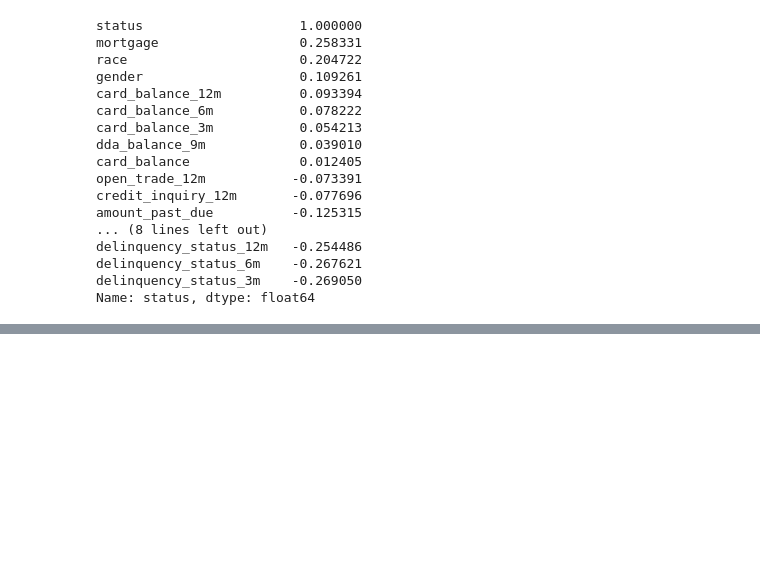
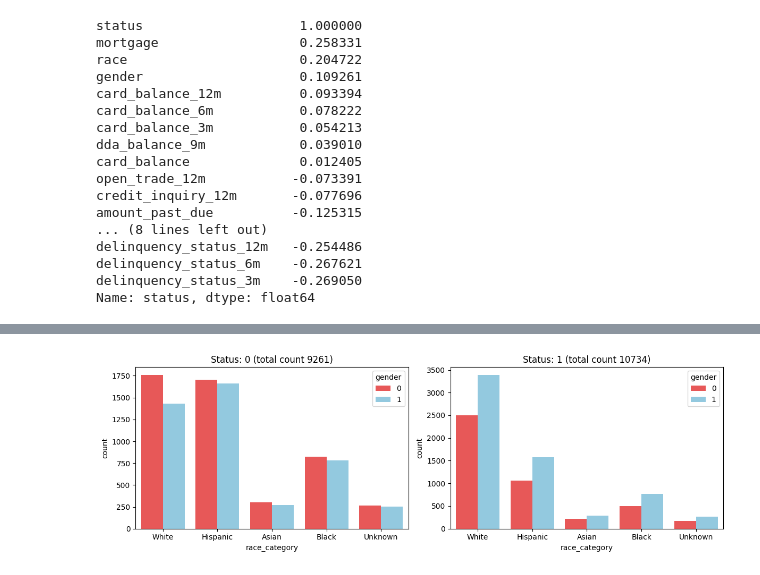
Before and after one commit to ostapenkovs/wells-fargo-case-study, a Jupyter notebook: notebooks/2_data_analysis.ipynb, the cells around one changed output, grey strips where cells are left out. Cells and saved outputs as stored; diff of their text form; code cells hidden in the pictures; blank space fills up the shorter version.

```diff
--- a/notebooks/2_data_analysis.ipynb
+++ b/notebooks/2_data_analysis.ipynb
@@ -329,9 +142,0 @@ plt.show()
-# %%
-fig, axes = plt.subplots(1, 2, figsize=(10, 5))
-
-for (i, g), ax in zip(train.groupby('Status'), axes.flatten()):
-    sns.countplot(g, x='Race_Category', hue='Gender', palette=['#ff4040', '#87CEEB'], ax=ax)
-    ax.set_title(f'Status: {i} (total count {len(g)})')
-
-plt.tight_layout()
-plt.show()
@@ -424,0 +190,14 @@ temp[temp['assgn'].isin([2])]['status'].mean()
+# %%
+# how balanced are our race and gender categories, anyway?
+# seems that the target labels are approximately evenly balanced. there is a bit of a
+# gender imbalance in the sample of people with status label 1 (males over-represented in all race categories)
+fig, axes = plt.subplots(1, 2, figsize=(12, 4))
+
+for (i, g), ax in zip(train.groupby('status'), axes.flatten()):
+    sns.countplot(g, x='race_category', hue='gender', palette=['#ff4040', '#87CEEB'], ax=ax)
+    ax.set_title(f'Status: {i} (total count {len(g)})')
+
+plt.tight_layout()
+plt.show()
+# %% [output]
+[figure, added]
```
Also changed, not shown: parts of 38 cells of this notebook, 4 other files.
